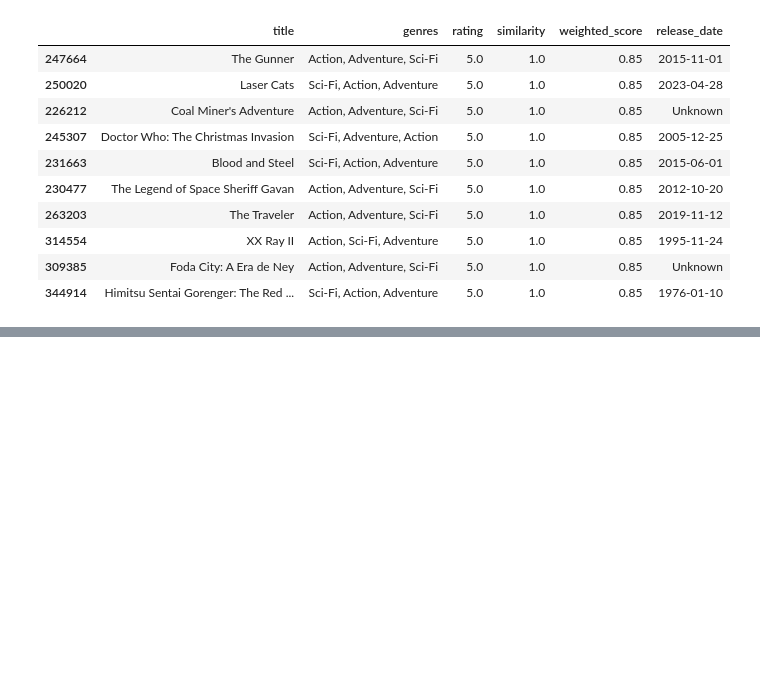
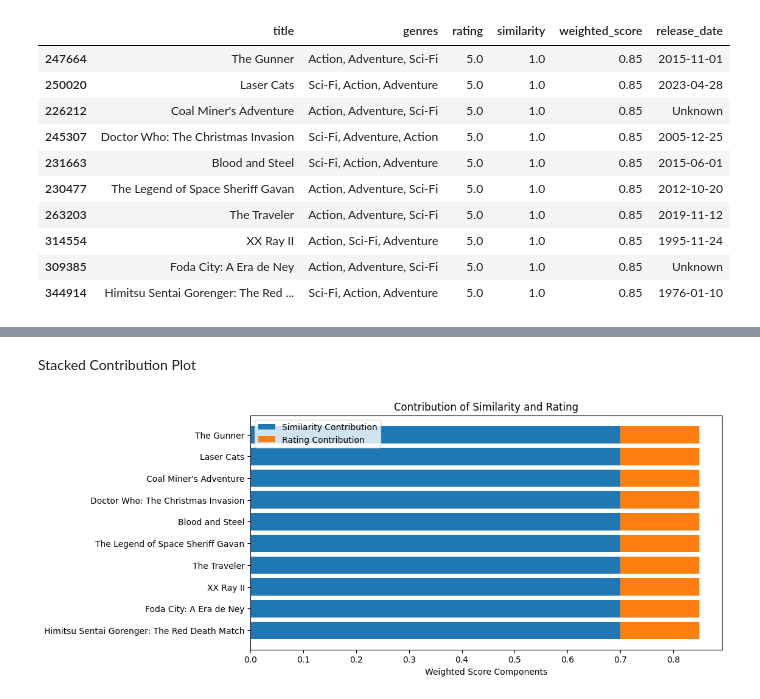
Before and after one commit to SACHIN-S-2004/Movie-Recommendation-System, a Jupyter notebook: movieRecommendation.ipynb, the cells around one changed output, grey strips where cells are left out. Cells and saved outputs as stored; diff of their text form; code cells hidden in the pictures; blank space fills up the shorter version.

```diff
--- a/movieRecommendation.ipynb
+++ b/movieRecommendation.ipynb
@@ -115,0 +147,20 @@ recommend_movies("The Avengers", 10)
+# %% [markdown]
+Stacked Contribution Plot
+# %%
+sim_weight = 0.7
+rating_weight = 0.3
+
+sim_part = sim_weight * result['similarity']
+rating_part = rating_weight * (result['rating'] / 10.0)
+
+plt.figure(figsize=(10,5))
+plt.barh(result['title'], sim_part, label='Similarity Contribution')
+plt.barh(result['title'], rating_part, left=sim_part, label='Rating Contribution')
+
+plt.xlabel("Weighted Score Components")
+plt.title("Contribution of Similarity and Rating")
+plt.legend()
+plt.gca().invert_yaxis()
+plt.show()
+# %% [output]
+[figure, added]
```
Also changed, not shown: parts of 7 cells of this notebook, 3 other files.
